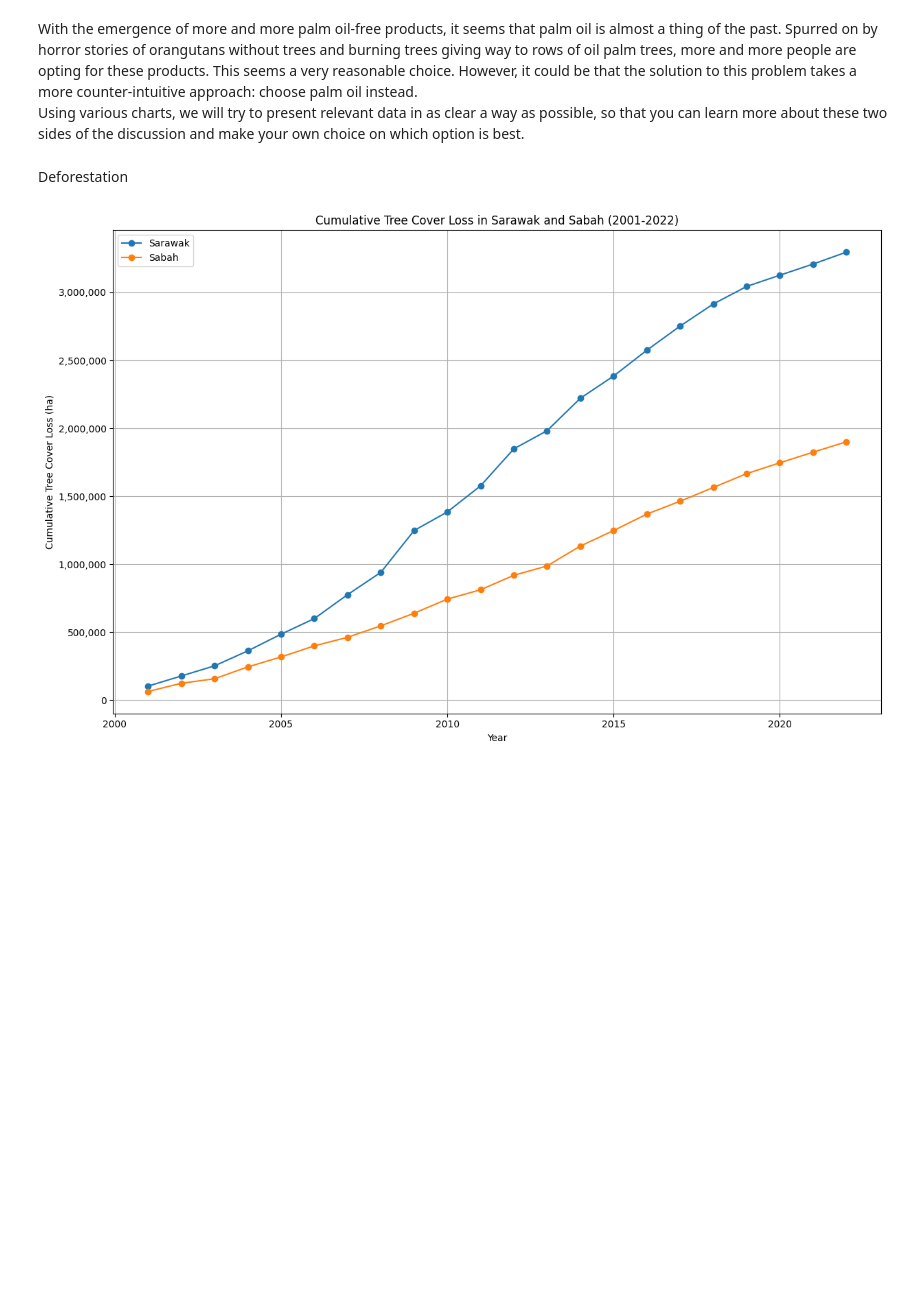
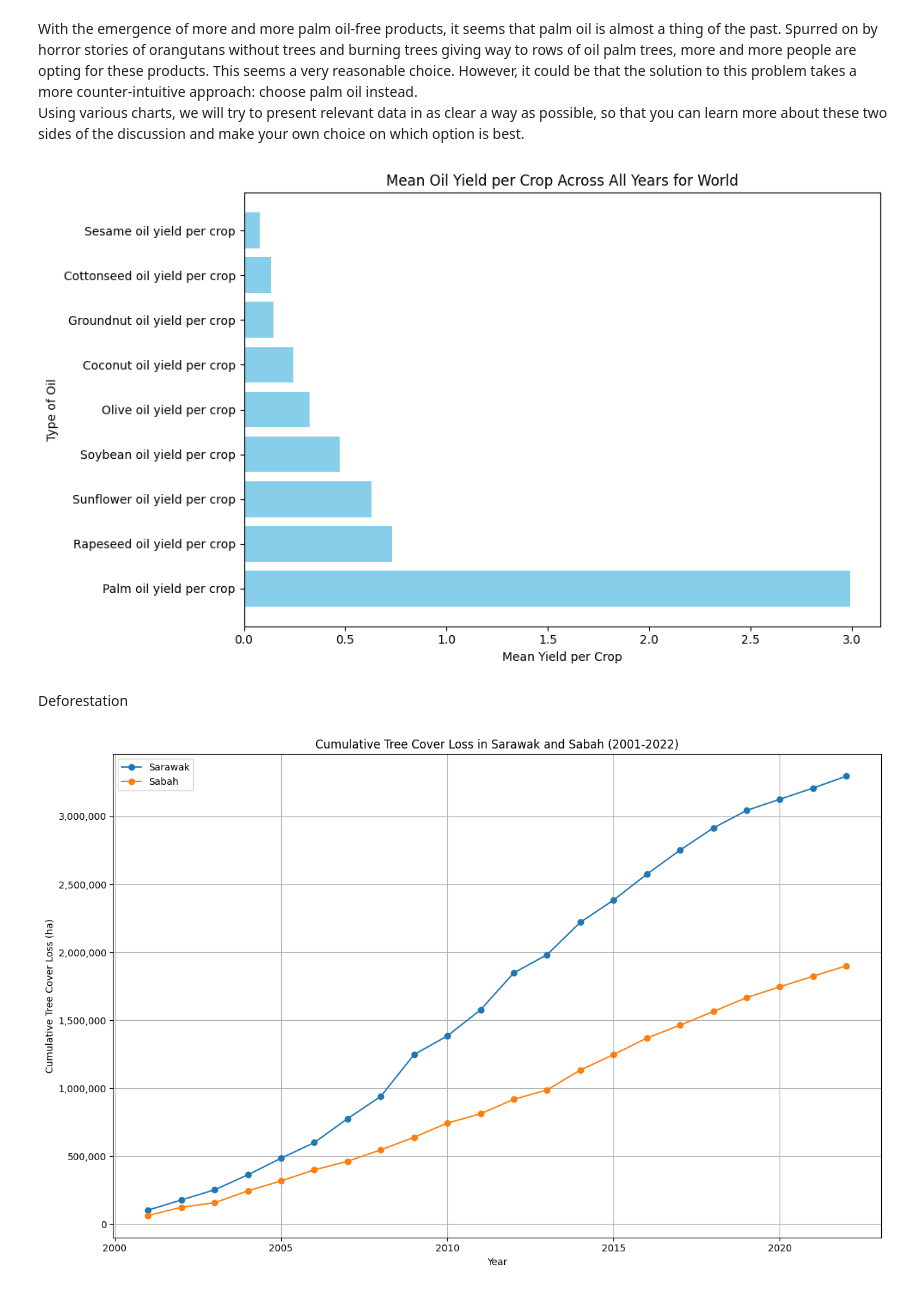
Before and after one commit to JorenMel/InfVis, a Jupyter notebook: visualisaties.ipynb, the cells around one changed output. Saved outputs shown, nothing was run; the diff lists cells and outputs as text; code cells hidden in the pictures; blank space fills up the shorter version.

Commit message:
oil yields

```diff
--- a/visualisaties.ipynb
+++ b/visualisaties.ipynb
@@ -15,3 +9,37 @@ oils_df = pd.read_csv('Datasets/Oils/oil-yield-by-crop.csv')
+# %%
+import pandas as pd
+import matplotlib.pyplot as plt
+
+# Load the dataset
+oils_df = pd.read_csv('Datasets/Oils/oil-yield-by-crop.csv')
+
+# Filter for the entity 'World'
+world_df = oils_df[oils_df['Entity'] == 'World']
+
+# Drop unnecessary columns
+world_df_clean = world_df.drop(columns=['Entity', 'Code', 'Year'])
+
+# Filter for the year 2021 (if needed)
+df_2021 = world_df_clean.loc[oils_df['Year'] == 2021]  # No need to filter further for 2021 if we want all years
+
+# Calculate the mean for each type of oil yield across all years, ignoring NaNs
+mean_columns_world = df_2021.mean()
+
+# Sort the mean values in descending order
+mean_columns_world_sorted = mean_columns_world.sort_values(ascending=False)
+
+# Plotting the data in a horizontal bar plot
+plt.figure(figsize=(10, 6))
+plt.barh(mean_columns_world_sorted.index, mean_columns_world_sorted.values, color='skyblue')
+plt.xlabel('Mean Yield per Crop')
+plt.ylabel('Type of Oil')
+plt.title('Mean Oil Yield per Crop Across All Years for World')
+plt.tight_layout()
+
+# Show the plot
+plt.show()
+# %% [output]
+[figure, added]
 # %% [markdown]
 Deforestation
 # %%
```
Also changed, not shown: parts of 1 cell of this notebook.
